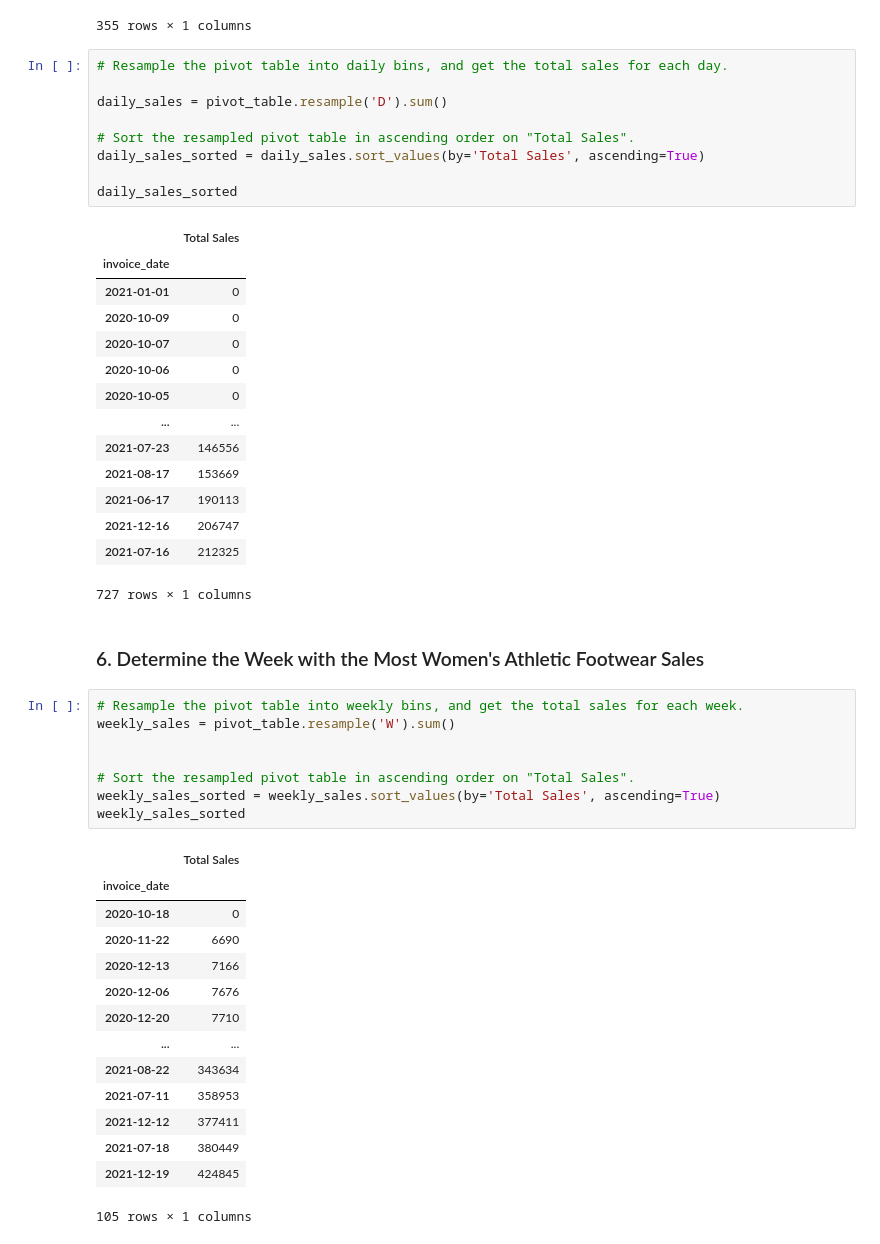
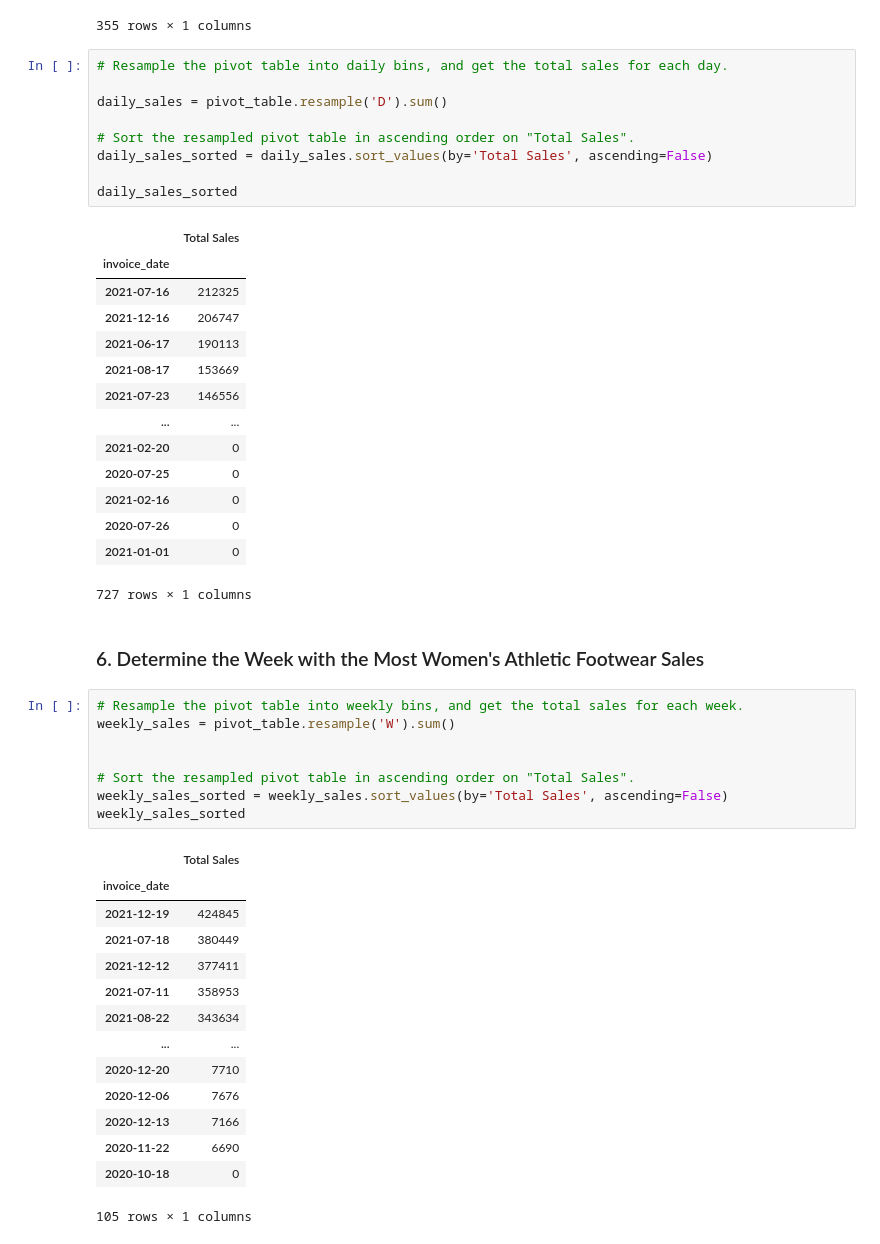
Before and after one commit to baizea99/athletic_sales_analysis, a Jupyter notebook: athletic_sales_analysis_starter_code.ipynb, the cells around one changed output. Drawn from its saved outputs; the diff is of its cells as text.

```diff
--- a/athletic_sales_analysis_starter_code.ipynb
+++ b/athletic_sales_analysis_starter_code.ipynb
@@ -366,26 +366,26 @@ pivot_table
 # %%
 # Resample the pivot table into daily bins, and get the total sales for each day.
 
 daily_sales = pivot_table.resample('D').sum()
 
 # Sort the resampled pivot table in ascending order on "Total Sales".
-daily_sales_sorted = daily_sales.sort_values(by='Total Sales', ascending=True)
+daily_sales_sorted = daily_sales.sort_values(by='Total Sales', ascending=False)
 
 daily_sales_sorted
 # %% [output]
 |  | Total Sales |
 | invoice_date |  |
+| 2021-07-16 | 212325 |
+| 2021-12-16 | 206747 |
+| 2021-06-17 | 190113 |
+| 2021-08-17 | 153669 |
+| 2021-07-23 | 146556 |
+| ... | ... |
+| 2021-02-20 | 0 |
+| 2020-07-25 | 0 |
+| 2021-02-16 | 0 |
+| 2020-07-26 | 0 |
 | 2021-01-01 | 0 |
-| 2020-10-09 | 0 |
-| 2020-10-07 | 0 |
-| 2020-10-06 | 0 |
-| 2020-10-05 | 0 |
-| ... | ... |
-| 2021-07-23 | 146556 |
-| 2021-08-17 | 153669 |
-| 2021-06-17 | 190113 |
-| 2021-12-16 | 206747 |
-| 2021-07-16 | 212325 |
 727 rows × 1 columns
 # %% [markdown]
 ### 6.  Determine the Week with the Most Women's Athletic Footwear Sales
@@ -395,20 +395,20 @@ weekly_sales = pivot_table.resample('W').sum()
 
 
 # Sort the resampled pivot table in ascending order on "Total Sales".
-weekly_sales_sorted = weekly_sales.sort_values(by='Total Sales', ascending=True)
+weekly_sales_sorted = weekly_sales.sort_values(by='Total Sales', ascending=False)
 weekly_sales_sorted
 # %% [output]
 |  | Total Sales |
 | invoice_date |  |
+| 2021-12-19 | 424845 |
+| 2021-07-18 | 380449 |
+| 2021-12-12 | 377411 |
+| 2021-07-11 | 358953 |
+| 2021-08-22 | 343634 |
+| ... | ... |
+| 2020-12-20 | 7710 |
+| 2020-12-06 | 7676 |
+| 2020-12-13 | 7166 |
+| 2020-11-22 | 6690 |
 | 2020-10-18 | 0 |
-| 2020-11-22 | 6690 |
-| 2020-12-13 | 7166 |
-| 2020-12-06 | 7676 |
-| 2020-12-20 | 7710 |
-| ... | ... |
-| 2021-08-22 | 343634 |
-| 2021-07-11 | 358953 |
-| 2021-12-12 | 377411 |
-| 2021-07-18 | 380449 |
-| 2021-12-19 | 424845 |
 105 rows × 1 columns
```
